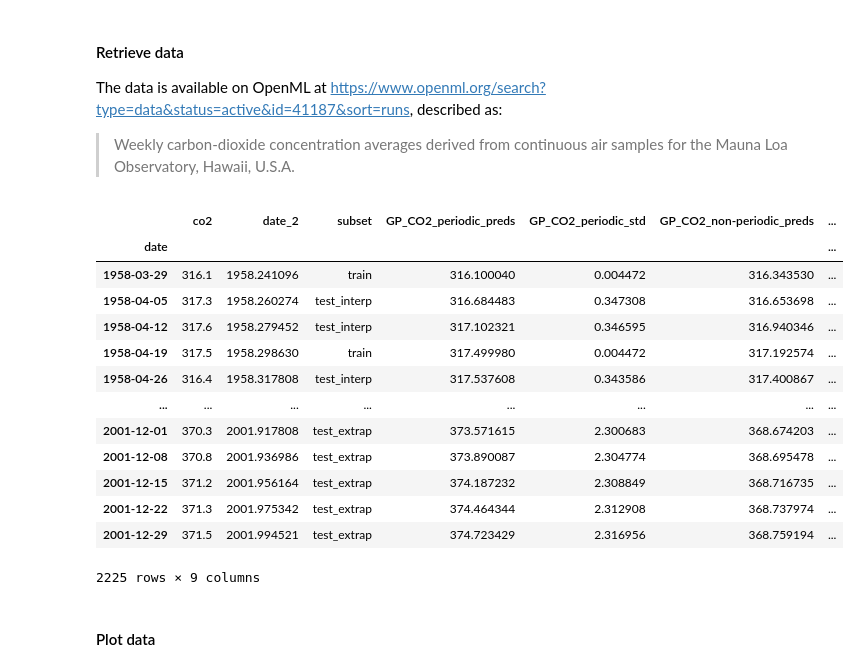
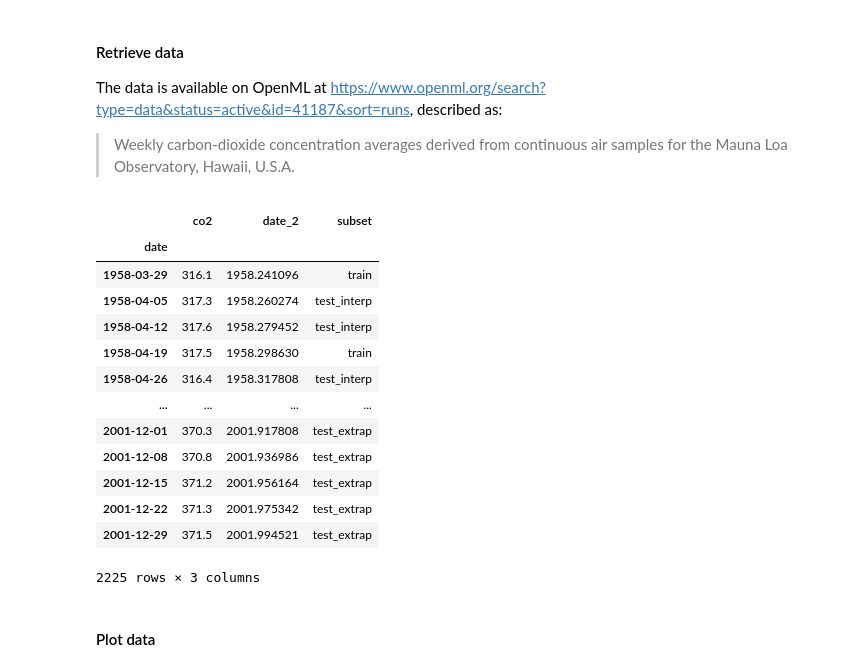
Before and after one commit to Gabriel-Kissin/Gaussian-Processes-Compare-Kernels, a Jupyter notebook: GP kernel choice - RBF vs periodic.ipynb, the cells around one changed output. Saved outputs shown, nothing was run; the diff lists cells and outputs as text; code cells hidden in the pictures.

```diff
--- a/GP kernel choice - RBF vs periodic.ipynb
+++ b/GP kernel choice - RBF vs periodic.ipynb
@@ -96,45 +96,48 @@ The data is available on OpenML at https://www.openml.org/search?type=data&statu
 # %%
 if fit_from_scratch:
     # https://www.openml.org/search?type=data&status=active&id=41187
     co2 = sklearn.datasets.fetch_openml(name='mauna-loa-atmospheric-co2', version=1, # data_id=41187,
         as_frame=True, parser="pandas")
 
     #display brief dataset description
     dataset_description_first_line = co2.DESCR[:co2.DESCR.find('<br>')]  #co2.DESCR[:co2.DESCR.find('; ')]
     if run_all_examples_display_all_outputs:
         IPython.display.display(IPython.display.HTML(dataset_description_first_line))
 
     co2_data = co2.frame
     co2_data['date'] = pd.to_datetime(co2_data[['year', 'month', 'day']])
     # co2_data["date_2"] = co2_data["year"] + (co2_data["date"] - co2_data["date"].year) / pd.Timedelta(1, unit='year')
     co2_data = co2_data[['date', 'co2']].set_index('date')
+
+    # express date as a float. E.g. 2023.5 is half way through 2023, so around 1st July. For fitting the GPs
     co2_data['date_2'] = co2_data.index.year + (co2_data.index.day_of_year / (co2_data.index.is_leap_year + 365))
 
-    co2_data_train, co2_data_test_extrap = sklearn.model_selection.train_test_split(co2_data, train_size=0.7, random_state=0, shuffle=False)
+    # split data into the train, test_interp, and test_extrap subsets
+    co2_data_train, co2_data_test_extrap = sklearn.model_selection.train_test_split(co2_data,       train_size=0.7, random_state=0, shuffle=False)
     co2_data_train, co2_data_test_interp = sklearn.model_selection.train_test_split(co2_data_train, train_size=0.7, random_state=0, shuffle=True)
 
     co2_data_train['subset']='train'
     co2_data_test_extrap['subset']='test_extrap'
     co2_data_test_interp['subset']='test_interp'
 
     co2_data_all = pd.concat([co2_data_train, co2_data_test_extrap, co2_data_test_interp]).sort_index()
 
 if run_all_examples_display_all_outputs:
-    IPython.display.display(co2_data_all)
+    IPython.display.display(co2_data_all[['co2', 'date_2', 'subset']])
 # %% [output]
-|  | co2 | date_2 | subset | GP_CO2_periodic_preds | GP_CO2_periodic_std | GP_CO2_non-periodic_preds | ... |
-| date |  |  |  |  |  |  | ... |
-| 1958-03-29 | 316.1 | 1958.241096 | train | 316.100040 | 0.004472 | 316.343530 | ... |
-| 1958-04-05 | 317.3 | 1958.260274 | test_interp | 316.684483 | 0.347308 | 316.653698 | ... |
-| 1958-04-12 | 317.6 | 1958.279452 | test_interp | 317.102321 | 0.346595 | 316.940346 | ... |
-| 1958-04-19 | 317.5 | 1958.298630 | train | 317.499980 | 0.004472 | 317.192574 | ... |
-| 1958-04-26 | 316.4 | 1958.317808 | test_interp | 317.537608 | 0.343586 | 317.400867 | ... |
-| ... | ... | ... | ... | ... | ... | ... | ... |
-| 2001-12-01 | 370.3 | 2001.917808 | test_extrap | 373.571615 | 2.300683 | 368.674203 | ... |
-| 2001-12-08 | 370.8 | 2001.936986 | test_extrap | 373.890087 | 2.304774 | 368.695478 | ... |
-| 2001-12-15 | 371.2 | 2001.956164 | test_extrap | 374.187232 | 2.308849 | 368.716735 | ... |
-| 2001-12-22 | 371.3 | 2001.975342 | test_extrap | 374.464344 | 2.312908 | 368.737974 | ... |
-| 2001-12-29 | 371.5 | 2001.994521 | test_extrap | 374.723429 | 2.316956 | 368.759194 | ... |
+|  | co2 | date_2 | subset |
+| date |  |  |  |
+| 1958-03-29 | 316.1 | 1958.241096 | train |
+| 1958-04-05 | 317.3 | 1958.260274 | test_interp |
+| 1958-04-12 | 317.6 | 1958.279452 | test_interp |
+| 1958-04-19 | 317.5 | 1958.298630 | train |
+| 1958-04-26 | 316.4 | 1958.317808 | test_interp |
+| ... | ... | ... | ... |
+| 2001-12-01 | 370.3 | 2001.917808 | test_extrap |
+| 2001-12-08 | 370.8 | 2001.936986 | test_extrap |
+| 2001-12-15 | 371.2 | 2001.956164 | test_extrap |
+| 2001-12-22 | 371.3 | 2001.975342 | test_extrap |
+| 2001-12-29 | 371.5 | 2001.994521 | test_extrap |
-2225 rows × 9 columns
+2225 rows × 3 columns
 # %% [markdown]
 #### Plot data
```
Also changed, not shown: parts of 13 cells of this notebook.
